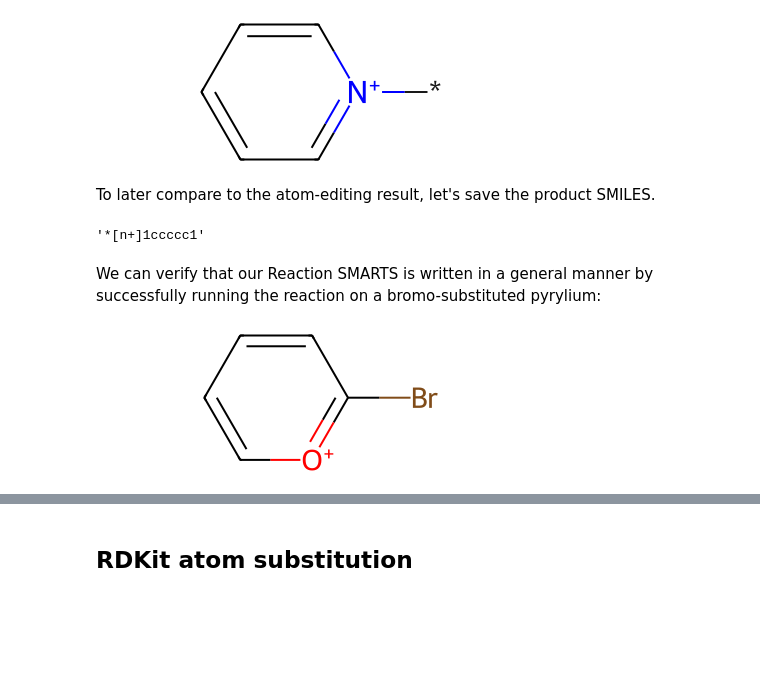
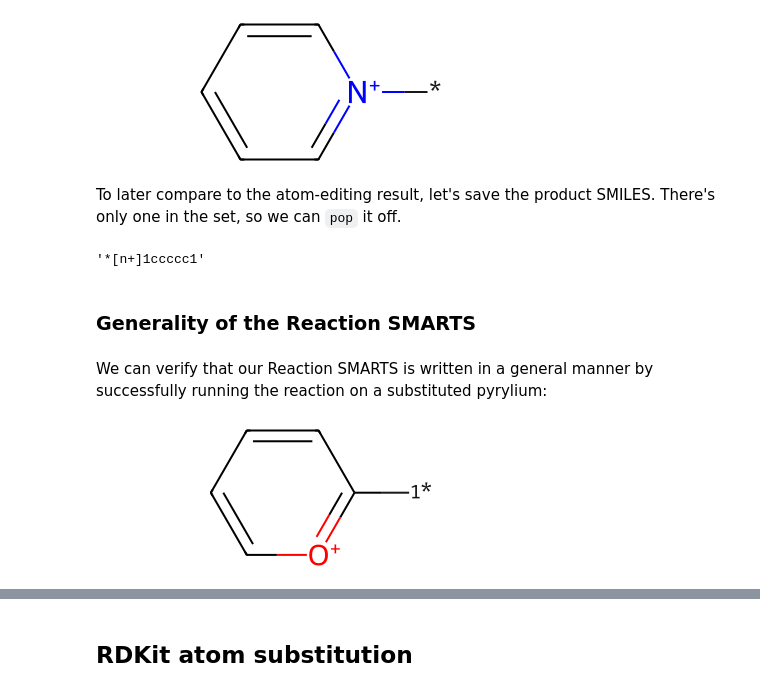
Before and after one commit to bertiewooster/bertiewooster.github.io, a Jupyter notebook: _notebooks/skeletal-editing-atom-substitution.ipynb, the cells around one changed output, grey strips where cells are left out. Drawn from its saved outputs; the diff is of its cells as text; code cells hidden in the pictures; blank space fills up the shorter version.

```diff
--- a/_notebooks/skeletal-editing-atom-substitution.ipynb
+++ b/_notebooks/skeletal-editing-atom-substitution.ipynb
@@ -154,17 +158,19 @@ Distinct products:
 *[n+]1ccccc1
 [figure]
 # %% [markdown]
-To later compare to the atom-editing result, let's save the product SMILES.
+To later compare to the atom-editing result, let's save the product SMILES. There's only one in the set, so we can `pop` it off.
 # %%
 product_from_rxn_smarts = product_smls.pop()
 product_from_rxn_smarts
 # %% [output]
 '*[n+]1ccccc1'
+# %% [markdown]
+### Generality of the Reaction SMARTS
 # %% [markdown]
-We can verify that our Reaction SMARTS is written in a general manner by successfully running the reaction on a bromo-substituted pyrylium:
+We can verify that our Reaction SMARTS is written in a general manner by successfully running the reaction on a substituted pyrylium:
 # %%
-o_azine_substituted_sml = "BrC1=[O+]C=CC=C1"
-o_azine_substituted = Chem.MolFromSmiles(o_azine_substituted_sml)
-o_azine_substituted
+pyrylium_substituted_sml = "[1*]C1=[O+]C=CC=C1"
+pyrylium_substituted = Chem.MolFromSmiles(pyrylium_substituted_sml)
+pyrylium_substituted
 # %% [output]
-[figure, old version]
+[figure, new version]
```
Also changed, not shown: parts of 27 cells of this notebook.
